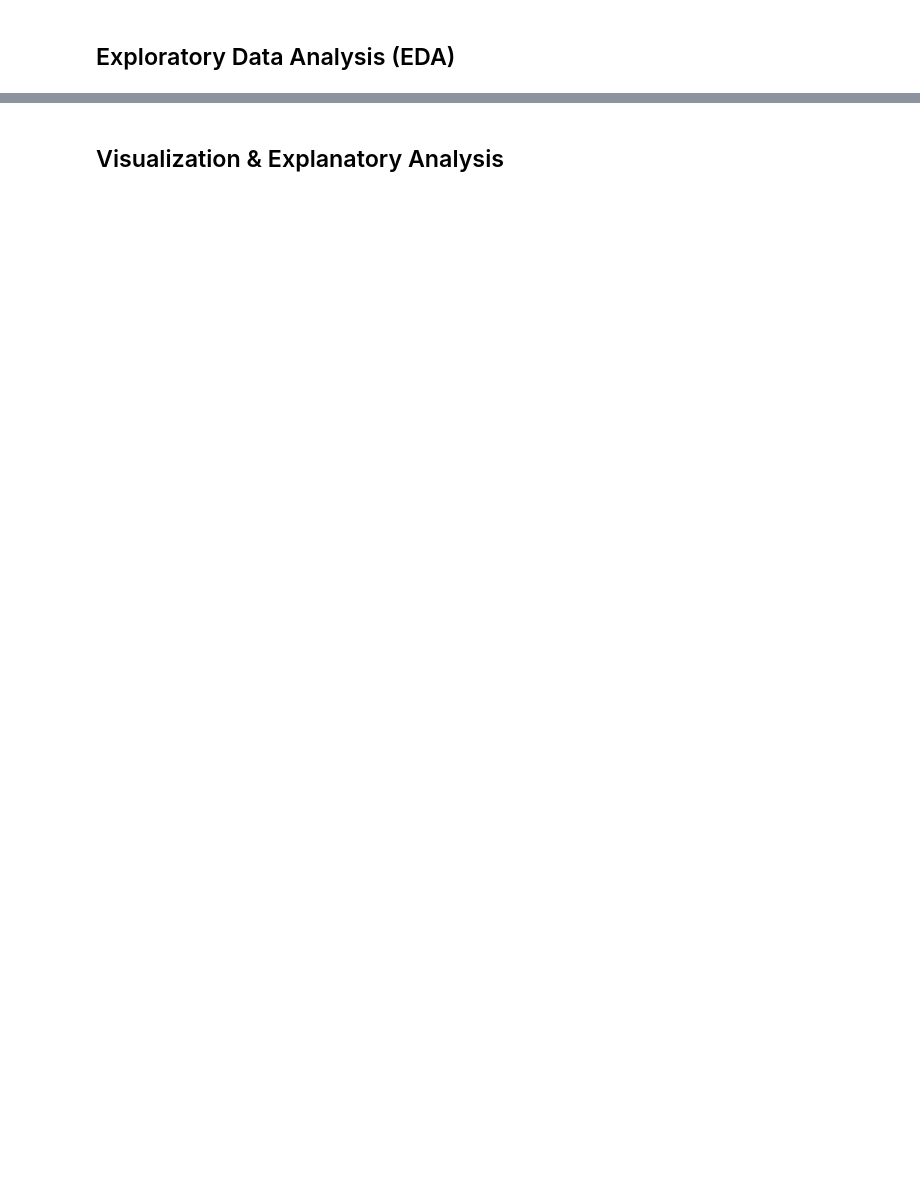
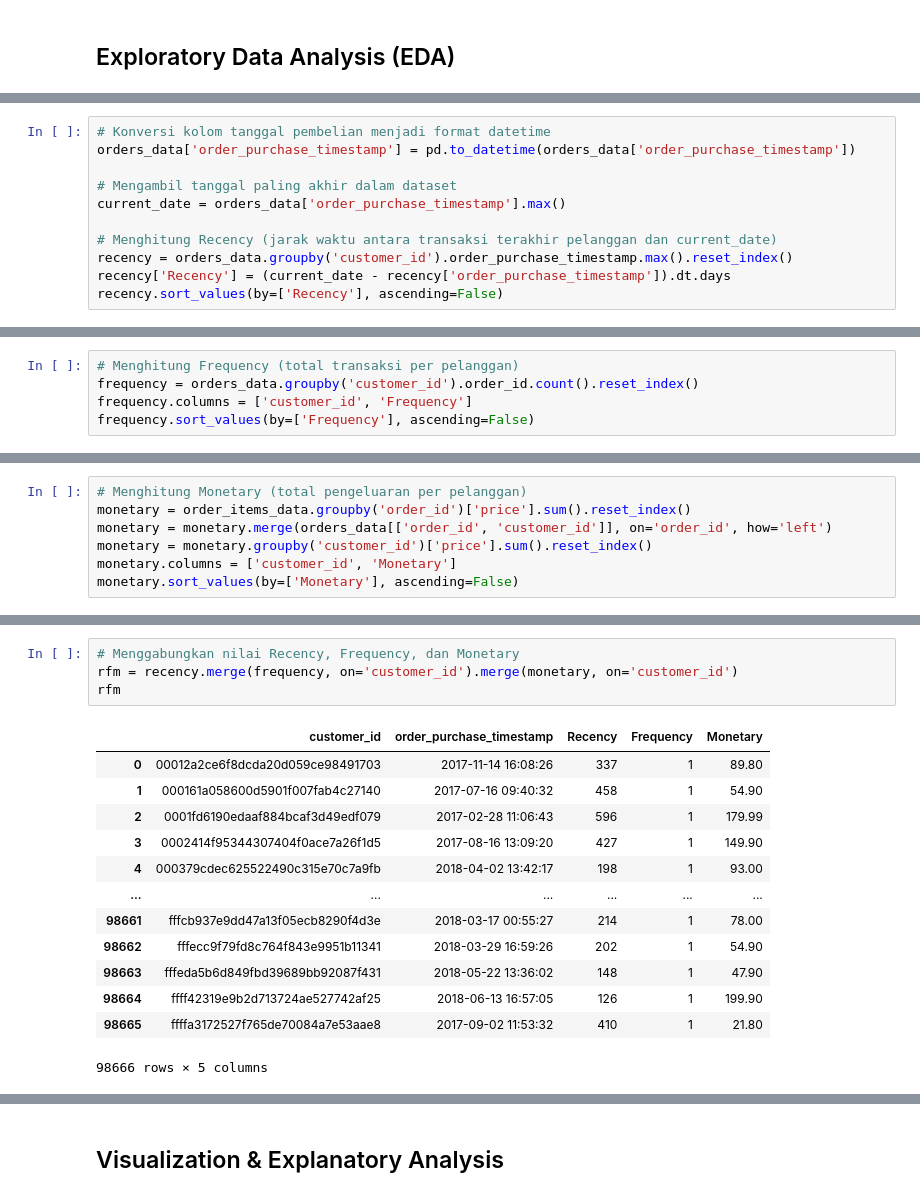
Before and after one commit to MukhlisMaulanaA/submission-dicoding, a Jupyter notebook: Proyek_Analisis_Data.ipynb, the cells around one changed output, grey strips where cells are left out. Drawn from its saved outputs; the diff is of its cells as text; blank space fills up the shorter version.

```diff
--- a/Proyek_Analisis_Data.ipynb
+++ b/Proyek_Analisis_Data.ipynb
@@ -267,0 +323,11 @@ orders_data_cleaned = orders_data.dropna()
+# %%
+# Konversi kolom tanggal pembelian menjadi format datetime
+orders_data['order_purchase_timestamp'] = pd.to_datetime(orders_data['order_purchase_timestamp'])
+
+# Mengambil tanggal paling akhir dalam dataset
+current_date = orders_data['order_purchase_timestamp'].max()
+
+# Menghitung Recency (jarak waktu antara transaksi terakhir pelanggan dan current_date)
+recency = orders_data.groupby('customer_id').order_purchase_timestamp.max().reset_index()
+recency['Recency'] = (current_date - recency['order_purchase_timestamp']).dt.days
+recency.sort_values(by=['Recency'], ascending=False)
@@ -267,0 +348,5 @@ orders_data_cleaned = orders_data.dropna()
+# %%
+# Menghitung Frequency (total transaksi per pelanggan)
+frequency = orders_data.groupby('customer_id').order_id.count().reset_index()
+frequency.columns = ['customer_id', 'Frequency']
+frequency.sort_values(by=['Frequency'], ascending=False)
@@ -267,0 +367,7 @@ orders_data_cleaned = orders_data.dropna()
+# %%
+# Menghitung Monetary (total pengeluaran per pelanggan)
+monetary = order_items_data.groupby('order_id')['price'].sum().reset_index()
+monetary = monetary.merge(orders_data[['order_id', 'customer_id']], on='order_id', how='left')
+monetary = monetary.groupby('customer_id')['price'].sum().reset_index()
+monetary.columns = ['customer_id', 'Monetary']
+monetary.sort_values(by=['Monetary'], ascending=False)
@@ -267,0 +388,18 @@ orders_data_cleaned = orders_data.dropna()
+# %%
+# Menggabungkan nilai Recency, Frequency, dan Monetary
+rfm = recency.merge(frequency, on='customer_id').merge(monetary, on='customer_id')
+rfm
+# %% [output]
+|  | customer_id | order_purchase_timestamp | Recency | Frequency | Monetary |
+| 0 | 00012a2ce6f8dcda20d059ce98491703 | 2017-11-14 16:08:26 | 337 | 1 | 89.80 |
+| 1 | 000161a058600d5901f007fab4c27140 | 2017-07-16 09:40:32 | 458 | 1 | 54.90 |
+| 2 | 0001fd6190edaaf884bcaf3d49edf079 | 2017-02-28 11:06:43 | 596 | 1 | 179.99 |
+| 3 | 0002414f95344307404f0ace7a26f1d5 | 2017-08-16 13:09:20 | 427 | 1 | 149.90 |
+| 4 | 000379cdec625522490c315e70c7a9fb | 2018-04-02 13:42:17 | 198 | 1 | 93.00 |
+| ... | ... | ... | ... | ... | ... |
+| 98661 | fffcb937e9dd47a13f05ecb8290f4d3e | 2018-03-17 00:55:27 | 214 | 1 | 78.00 |
+| 98662 | fffecc9f79fd8c764f843e9951b11341 | 2018-03-29 16:59:26 | 202 | 1 | 54.90 |
+| 98663 | fffeda5b6d849fbd39689bb92087f431 | 2018-05-22 13:36:02 | 148 | 1 | 47.90 |
+| 98664 | ffff42319e9b2d713724ae527742af25 | 2018-06-13 16:57:05 | 126 | 1 | 199.90 |
+| 98665 | ffffa3172527f765de70084a7e53aae8 | 2017-09-02 11:53:32 | 410 | 1 | 21.80 |
+98666 rows × 5 columns
```
Also changed, not shown: parts of 19 cells of this notebook.
